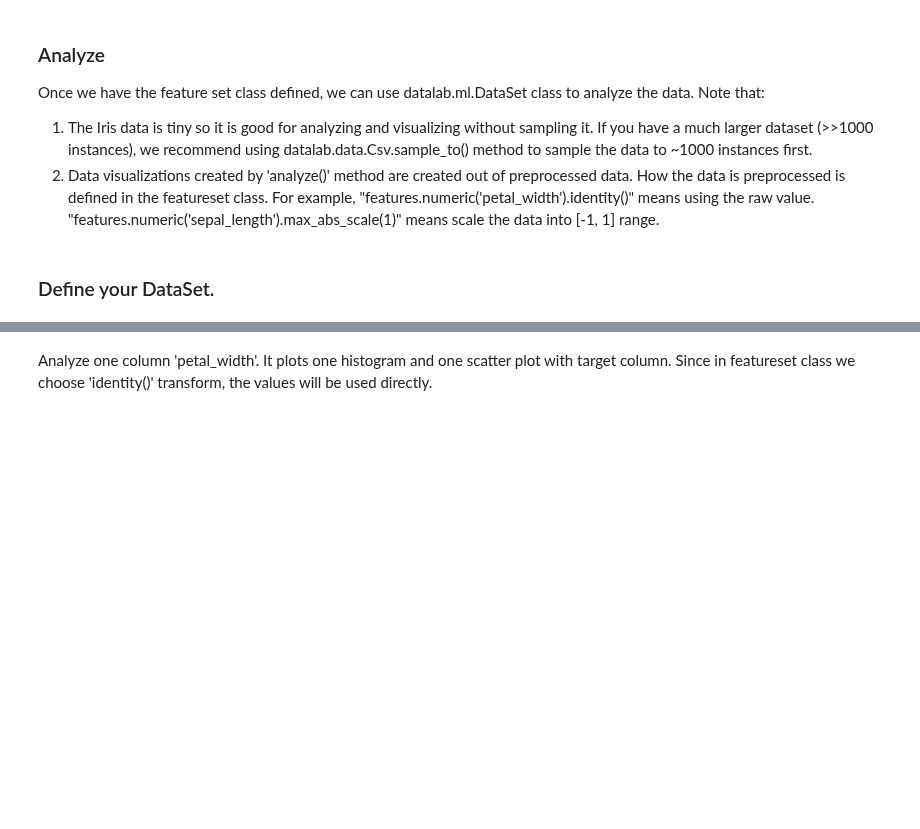
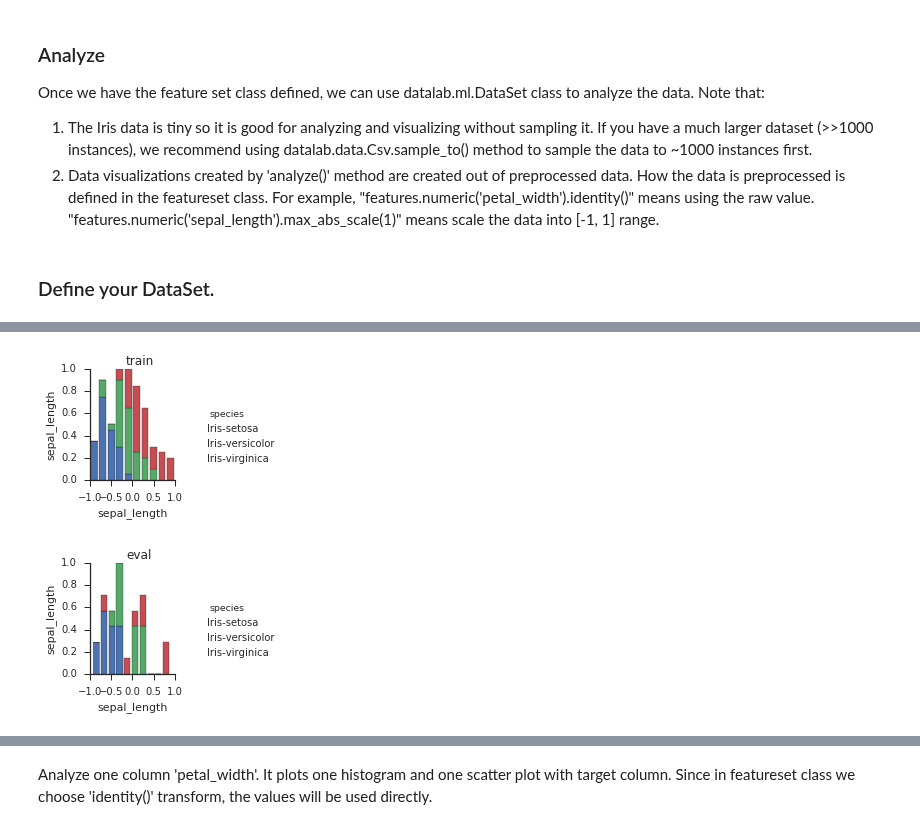
Before and after one commit to googledatalab/notebooks, a Jupyter notebook: tutorials/ml/Iris/1. Feature.ipynb, the cells around one changed output, grey strips where cells are left out. Saved outputs shown, nothing was run; the diff lists cells and outputs as text; code cells hidden in the pictures; blank space fills up the shorter version.

```diff
--- a/tutorials/ml/Iris/1. Feature.ipynb
+++ b/tutorials/ml/Iris/1. Feature.ipynb
@@ -84,0 +91,5 @@ ds = datalab.ml.DataSet(IrisFeatures(),
+# %%
+ds.plot(columns=['sepal_length'])
+# %% [output]
+[figure, added]
+[figure, added]
```
Also changed, not shown: parts of 4 cells of this notebook, 1 other file.
